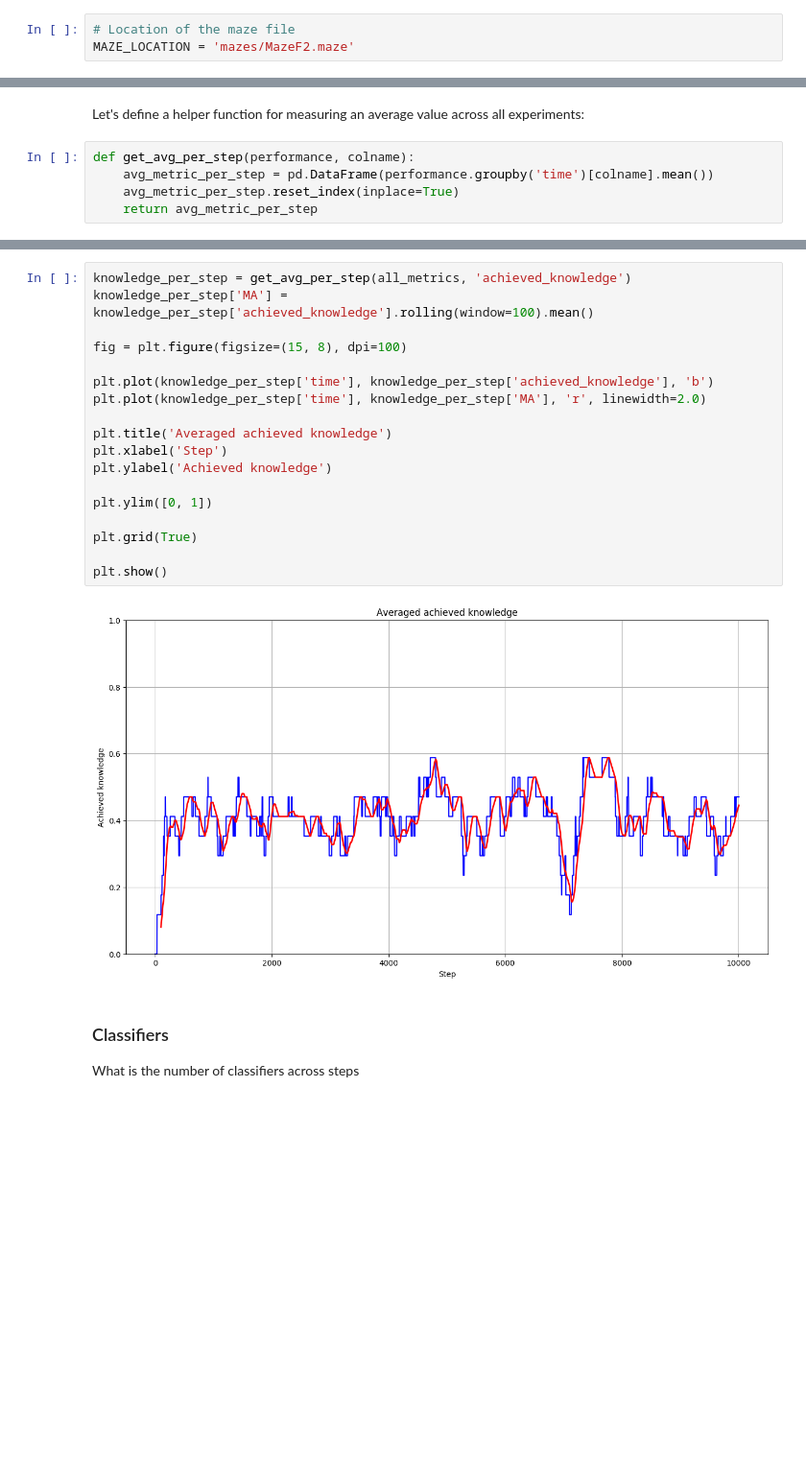
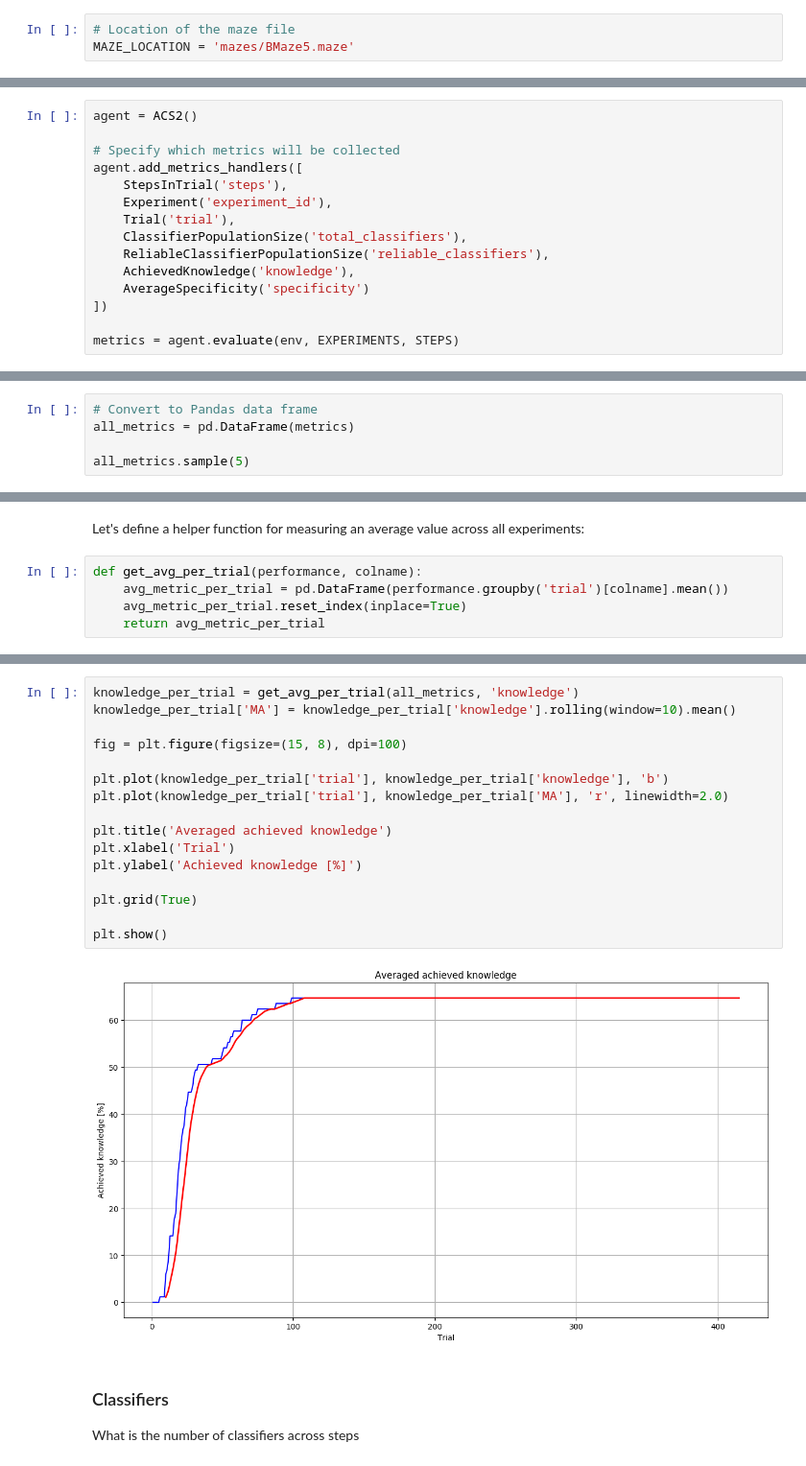
Before and after one commit to ParrotPrediction/pyalcs, a Jupyter notebook: examples/notebooks/ACS2 in Maze.ipynb, the cells around one changed output, grey strips where cells are left out. Shown at 96% size. Saved outputs shown, nothing was run; the diff lists cells and outputs as text; blank space fills up the shorter version.

```diff
--- a/examples/notebooks/ACS2 in Maze.ipynb
+++ b/examples/notebooks/ACS2 in Maze.ipynb
@@ -79,7 +57,7 @@ Currently there are 4 mazes implemented:
 Maze `MazeF4` introduces also the *aliasing* problem - the are two states that looks exactly the same for an agent.
 # %%
 # Location of the maze file
-MAZE_LOCATION = 'mazes/MazeF2.maze'
+MAZE_LOCATION = 'mazes/BMaze5.maze'
 # %% [markdown]
 And visualize it
 # %%
@@ -244,3 +139,18 @@ Classifier{##9##### ↖ ######## q:0.92, r:12359.40, ir:0.00}
+# %%
+agent = ACS2()
+
+# Specify which metrics will be collected
+agent.add_metrics_handlers([
+    StepsInTrial('steps'),
+    Experiment('experiment_id'),
+    Trial('trial'),
+    ClassifierPopulationSize('total_classifiers'),
+    ReliableClassifierPopulationSize('reliable_classifiers'),
+    AchievedKnowledge('knowledge'),
+    AverageSpecificity('specificity')
+])
+
+metrics = agent.evaluate(env, EXPERIMENTS, STEPS)
 # %% [markdown]
 ## Performance metrics
 Let's have a look how the performance metrics look like by taking 5 random samples:
@@ -255,0 +157,5 @@ all_metrics.sample(5)
+# %%
+# Convert to Pandas data frame
+all_metrics = pd.DataFrame(metrics)
+
+all_metrics.sample(5)
@@ -256,10 +169,10 @@ all_metrics.sample(5)
 # %% [markdown]
 Let's define a helper function for measuring an average value across all experiments:
 # %%
-def get_avg_per_step(performance, colname):
-    avg_metric_per_step = pd.DataFrame(performance.groupby('time')[colname].mean())
-    avg_metric_per_step.reset_index(inplace=True)
-    return avg_metric_per_step
+def get_avg_per_trial(performance, colname):
+    avg_metric_per_trial = pd.DataFrame(performance.groupby('trial')[colname].mean())
+    avg_metric_per_trial.reset_index(inplace=True)
+    return avg_metric_per_trial
 # %% [markdown]
 ### Number of steps to food
 Measures if the classifier actually *learns* something along the time.
@@ -325,23 +207,21 @@ This metric is calculated after each time-step done by the agent.
 # %%
-knowledge_per_step = get_avg_per_step(all_metrics, 'achieved_knowledge')
-knowledge_per_step['MA'] = knowledge_per_step['achieved_knowledge'].rolling(window=100).mean()
+knowledge_per_trial = get_avg_per_trial(all_metrics, 'knowledge')
+knowledge_per_trial['MA'] = knowledge_per_trial['knowledge'].rolling(window=10).mean()
 
 fig = plt.figure(figsize=(15, 8), dpi=100)
 
-plt.plot(knowledge_per_step['time'], knowledge_per_step['achieved_knowledge'], 'b')
-plt.plot(knowledge_per_step['time'], knowledge_per_step['MA'], 'r', linewidth=2.0)
+plt.plot(knowledge_per_trial['trial'], knowledge_per_trial['knowledge'], 'b')
+plt.plot(knowledge_per_trial['trial'], knowledge_per_trial['MA'], 'r', linewidth=2.0)
 
 plt.title('Averaged achieved knowledge')
-plt.xlabel('Step')
-plt.ylabel('Achieved knowledge')
-
-plt.ylim([0, 1])
+plt.xlabel('Trial')
+plt.ylabel('Achieved knowledge [%]')
 
 plt.grid(True)
 
 plt.show()
 # %% [output]
-[figure, old version]
+[figure, new version]
 # %% [markdown]
 ### Classifiers
 What is the number of classifiers across steps
```
Also changed, not shown: parts of 22 cells of this notebook, 8 other files.
